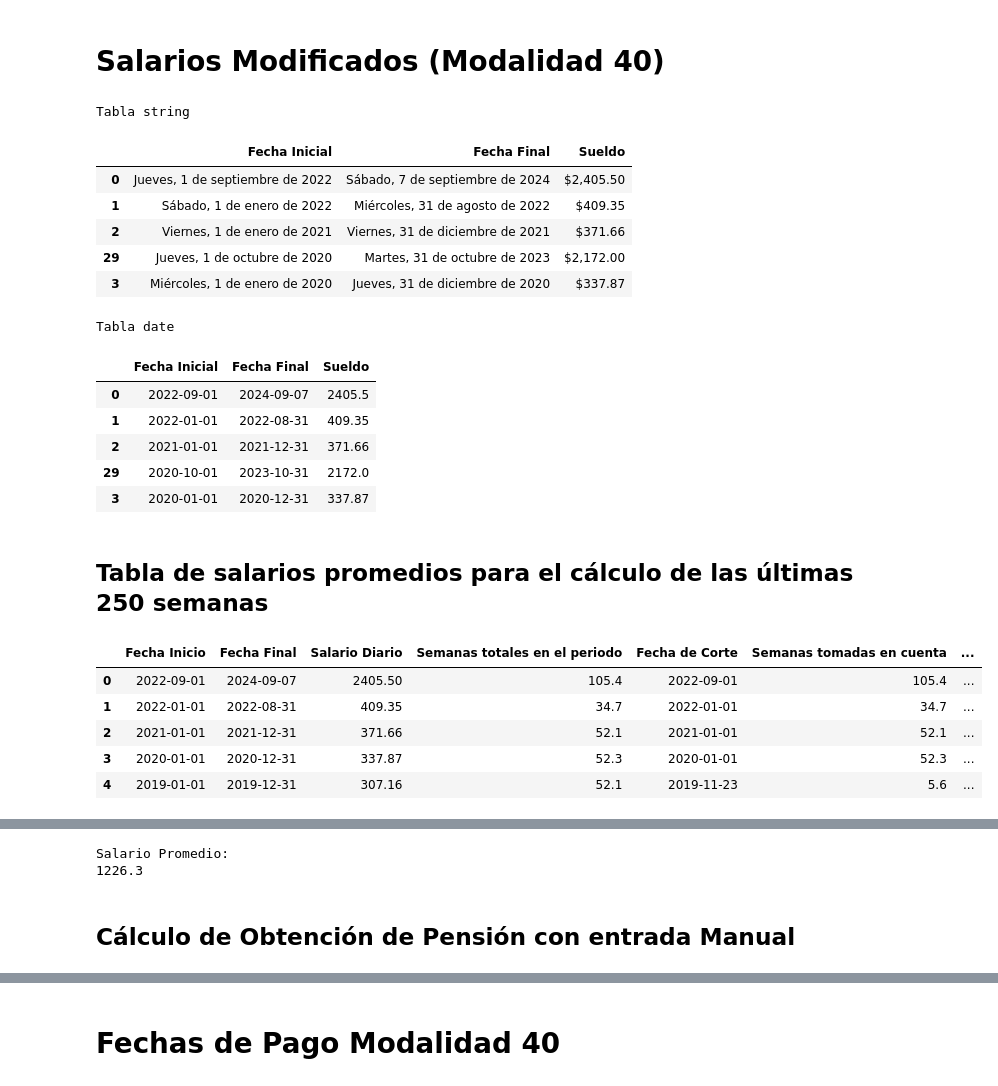
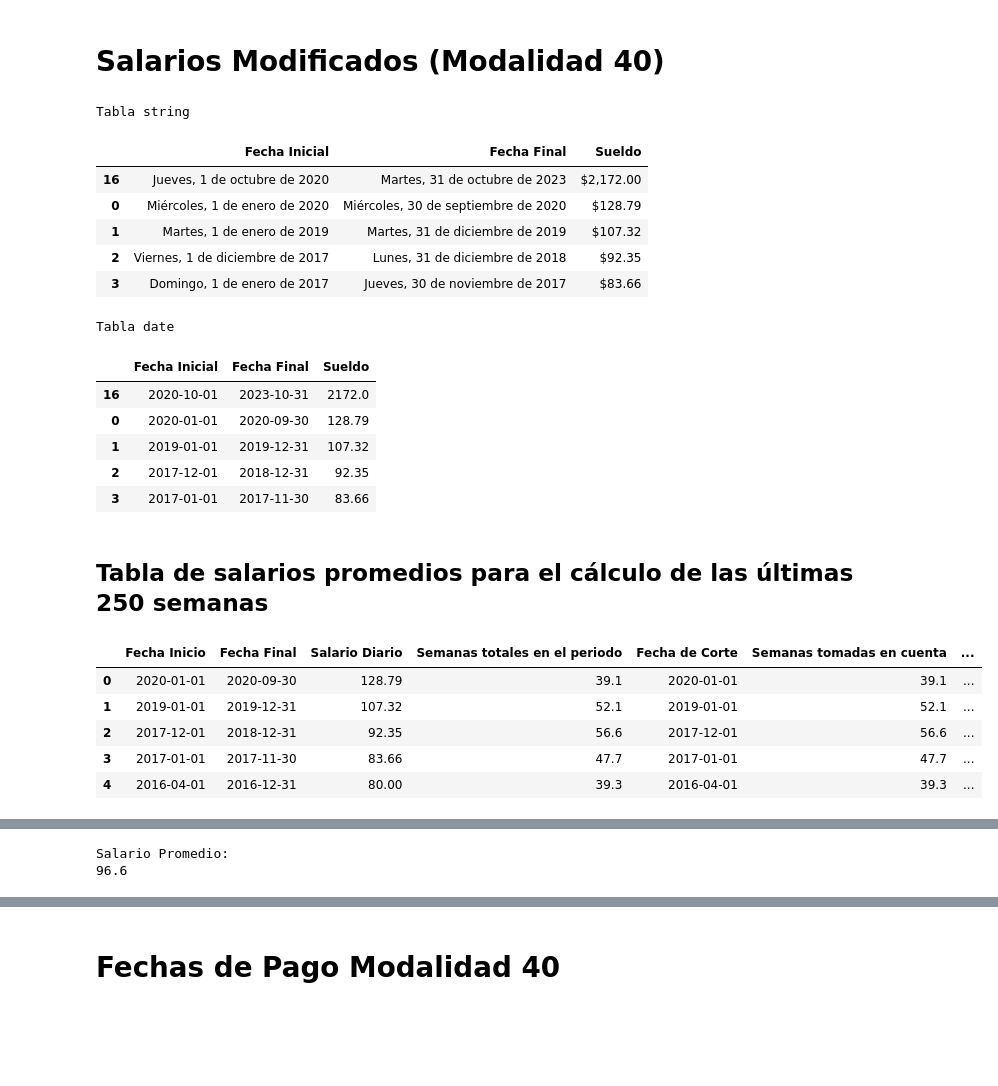
Before and after one commit to Alfonzo1114/streamlit, a Jupyter notebook: Pensiones_V3.ipynb, the cells around one changed output, grey strips where cells are left out. Saved outputs shown, nothing was run; the diff lists cells and outputs as text; code cells hidden in the pictures; blank space fills up the shorter version.

```diff
--- a/Pensiones_V3.ipynb
+++ b/Pensiones_V3.ipynb
@@ -19,7 +19,7 @@ def file_path_fcn(file_path=None):
     return file_path
 
 file_path ='REPORTES/KENA.pdf'
-
+file_path ='REPORTES/LUPITA.pdf'
 # file_path = file_path_fcn(file_path=file_path)
 file_path = file_path_fcn(file_path)
 file_path
@@ -597,18 +603,18 @@ display(nueva_tabla_salarios.head())
 # %% [output]
 Tabla string
 |  | Fecha Inicial | Fecha Final | Sueldo |
-| 0 | Jueves, 1 de septiembre de 2022 | Sábado, 7 de septiembre de 2024 | $2,405.50 |
-| 1 | Sábado, 1 de enero de 2022 | Miércoles, 31 de agosto de 2022 | $409.35 |
-| 2 | Viernes, 1 de enero de 2021 | Viernes, 31 de diciembre de 2021 | $371.66 |
-| 29 | Jueves, 1 de octubre de 2020 | Martes, 31 de octubre de 2023 | $2,172.00 |
-| 3 | Miércoles, 1 de enero de 2020 | Jueves, 31 de diciembre de 2020 | $337.87 |
+| 16 | Jueves, 1 de octubre de 2020 | Martes, 31 de octubre de 2023 | $2,172.00 |
+| 0 | Miércoles, 1 de enero de 2020 | Miércoles, 30 de septiembre de 2020 | $128.79 |
+| 1 | Martes, 1 de enero de 2019 | Martes, 31 de diciembre de 2019 | $107.32 |
+| 2 | Viernes, 1 de diciembre de 2017 | Lunes, 31 de diciembre de 2018 | $92.35 |
+| 3 | Domingo, 1 de enero de 2017 | Jueves, 30 de noviembre de 2017 | $83.66 |
 Tabla date
 |  | Fecha Inicial | Fecha Final | Sueldo |
-| 0 | 2022-09-01 | 2024-09-07 | 2405.5 |
-| 1 | 2022-01-01 | 2022-08-31 | 409.35 |
-| 2 | 2021-01-01 | 2021-12-31 | 371.66 |
-| 29 | 2020-10-01 | 2023-10-31 | 2172.0 |
-| 3 | 2020-01-01 | 2020-12-31 | 337.87 |
+| 16 | 2020-10-01 | 2023-10-31 | 2172.0 |
+| 0 | 2020-01-01 | 2020-09-30 | 128.79 |
+| 1 | 2019-01-01 | 2019-12-31 | 107.32 |
+| 2 | 2017-12-01 | 2018-12-31 | 92.35 |
+| 3 | 2017-01-01 | 2017-11-30 | 83.66 |
 # %% [markdown]
 ## Tabla de salarios promedios para el cálculo de las últimas 250 semanas
 # %%
@@ -645,14 +651,15 @@ def salario_promedio_fcn(semanas_contar, semanas_reconocidas, tabla_salarios):
             semanas_acumuladas[idx] = semanas_periodo[idx]
 
             if semanas_acumuladas[idx - 1] < semanas_contar:
-                if semanas_acumuladas[idx - 1] + semanas_periodo[idx] < semanas_contar:
+                if semanas_acumuladas[idx - 1] + semanas_periodo[idx] <= semanas_contar:
                     if fecha_corte[idx - 1] is None:  # Check if previous fecha_corte is None
                         fecha_corte[idx] = fecha_inferior[idx]  # Use fecha_inferior if previous is None
                     else:
                         fecha_corte[idx] = min(fecha_corte[idx - 1], fecha_inferior[idx])  # Use min if previous is not None
 
                 else:
-                    fecha_corte[idx] = fecha_superior[idx] - timedelta(weeks=(semanas_contar - semanas_acumuladas[idx - 1]))
+                    semanas_restantes = semanas_contar - semanas_acumuladas[idx - 1]
+                    fecha_corte[idx] = fecha_superior[idx] - timedelta(weeks=semanas_restantes)
             else:
                 fecha_corte[idx] = fecha_corte[idx - 1]
 
@@ -672,7 +679,11 @@ def salario_promedio_fcn(semanas_contar, semanas_reconocidas, tabla_salarios):
                     else:
                         semanas_acumuladas[idx] = semanas_acumuladas[idx - 1] + (min(fecha_corte[idx - 1], fecha_superior[idx]) - fecha_corte[idx]).days / 7 + 1 / 7
 
-        salario_acumulado_periodo[idx] = salario_diario[idx] * 7 * semanas_cuenta[idx] if semanas_cuenta[idx] > 0 else 0
+        # Calculate exact days instead of weeks
+        dias_cuenta = (fecha_superior[idx] - max(fecha_corte[idx], fecha_inferior[idx])).days + 1
+        salario_acumulado_periodo[idx] = salario_diario[idx] * dias_cuenta if dias_cuenta > 0 else 0
+
+        # salario_acumulado_periodo[idx] = salario_diario[idx] * 7 * semanas_cuenta[idx] if semanas_cuenta[idx] > 0 else 0
 
     tabla_salario_promedio = pd.DataFrame({
         'Fecha Inicio': fecha_inferior,
@@ -686,36 +697,36 @@ def salario_promedio_fcn(semanas_contar, semanas_reconocidas, tabla_salarios):
         'Semanas Acumuladas Totales': np.round(semanas_acumuladas, 1)
     })
     tabla_salario_promedio['Fecha de Corte'] = tabla_salario_promedio['Fecha de Corte'].dt.date
     salario_acumulado = np.sum(salario_acumulado_periodo)
 
     if semanas_reconocidas < semanas_contar:
         salario_promedio_diario = salario_acumulado / (semanas_reconocidas * 7)
     else:
         salario_promedio_diario = salario_acumulado / (semanas_contar * 7)
 
     tabla_salario_promedio_str = tabla_salario_promedio.copy()
     tabla_salario_promedio_str['Salario Diario'] = [convert_double_currency(value) for value in tabla_salario_promedio_str['Salario Diario']]
     tabla_salario_promedio_str['Salario Acumulado en el Periodo'] = [convert_double_currency(value) for value in tabla_salario_promedio_str['Salario Acumulado en el Periodo']]
     tabla_salario_promedio_str['Fecha Inicio'] = [format_spanish_date(str(date), date_type="format_string") for date in tabla_salario_promedio_str['Fecha Inicio']]
     tabla_salario_promedio_str['Fecha Final'] = [format_spanish_date(str(date), date_type="format_string") for date in tabla_salario_promedio_str['Fecha Final']]
 
     return salario_promedio_diario, tabla_salario_promedio, tabla_salario_promedio_str
 
 # Example usage
 SEMANAS_CONTAR = 250
 SemanasReconocidas = Usuario.semanas_totales
 SALARIO_PROMEDIO_DIARIO, tabla_salario_promedio_num, tabla_salario_promedio_str = salario_promedio_fcn(semanas_contar=SEMANAS_CONTAR,
                                                                                                         semanas_reconocidas=SemanasReconocidas,
                                                                                                        tabla_salarios=tabla_salarios_date)
 
 display(tabla_salario_promedio_num.head())
 display(tabla_salario_promedio_str.head())
 print(f"Salario Promedio:\n{round(SALARIO_PROMEDIO_DIARIO, 1)}")
 # %% [output]
 |  | Fecha Inicio | Fecha Final | Salario Diario | Semanas totales en el periodo | Fecha de Corte | Semanas tomadas en cuenta | ... |
-| 0 | 2022-09-01 | 2024-09-07 | 2405.50 | 105.4 | 2022-09-01 | 105.4 | ... |
-| 1 | 2022-01-01 | 2022-08-31 | 409.35 | 34.7 | 2022-01-01 | 34.7 | ... |
-| 2 | 2021-01-01 | 2021-12-31 | 371.66 | 52.1 | 2021-01-01 | 52.1 | ... |
-| 3 | 2020-01-01 | 2020-12-31 | 337.87 | 52.3 | 2020-01-01 | 52.3 | ... |
-| 4 | 2019-01-01 | 2019-12-31 | 307.16 | 52.1 | 2019-11-23 | 5.6 | ... |
+| 0 | 2020-01-01 | 2020-09-30 | 128.79 | 39.1 | 2020-01-01 | 39.1 | ... |
+| 1 | 2019-01-01 | 2019-12-31 | 107.32 | 52.1 | 2019-01-01 | 52.1 | ... |
+| 2 | 2017-12-01 | 2018-12-31 | 92.35 | 56.6 | 2017-12-01 | 56.6 | ... |
+| 3 | 2017-01-01 | 2017-11-30 | 83.66 | 47.7 | 2017-01-01 | 47.7 | ... |
+| 4 | 2016-04-01 | 2016-12-31 | 80.00 | 39.3 | 2016-04-01 | 39.3 | ... |
 |  | Fecha Inicio | Fecha Final | Salario Diario | Semanas totales en el periodo | Fecha de Corte | Semanas tomadas en cuenta | ... |
@@ -727,7 +738,5 @@ print(f"Salario Promedio:\n{round(SALARIO_PROMEDIO_DIARIO, 1)}")
 Salario Promedio:
-1226.3
+96.6
-# %% [markdown]
-## Cálculo de Obtención de Pensión con entrada Manual
 # %%
 edad_pension = 62 #@param {type:"integer"}
 year = 2023 #@param {type:"integer"}
```
Also changed, not shown: parts of 11 cells of this notebook.
